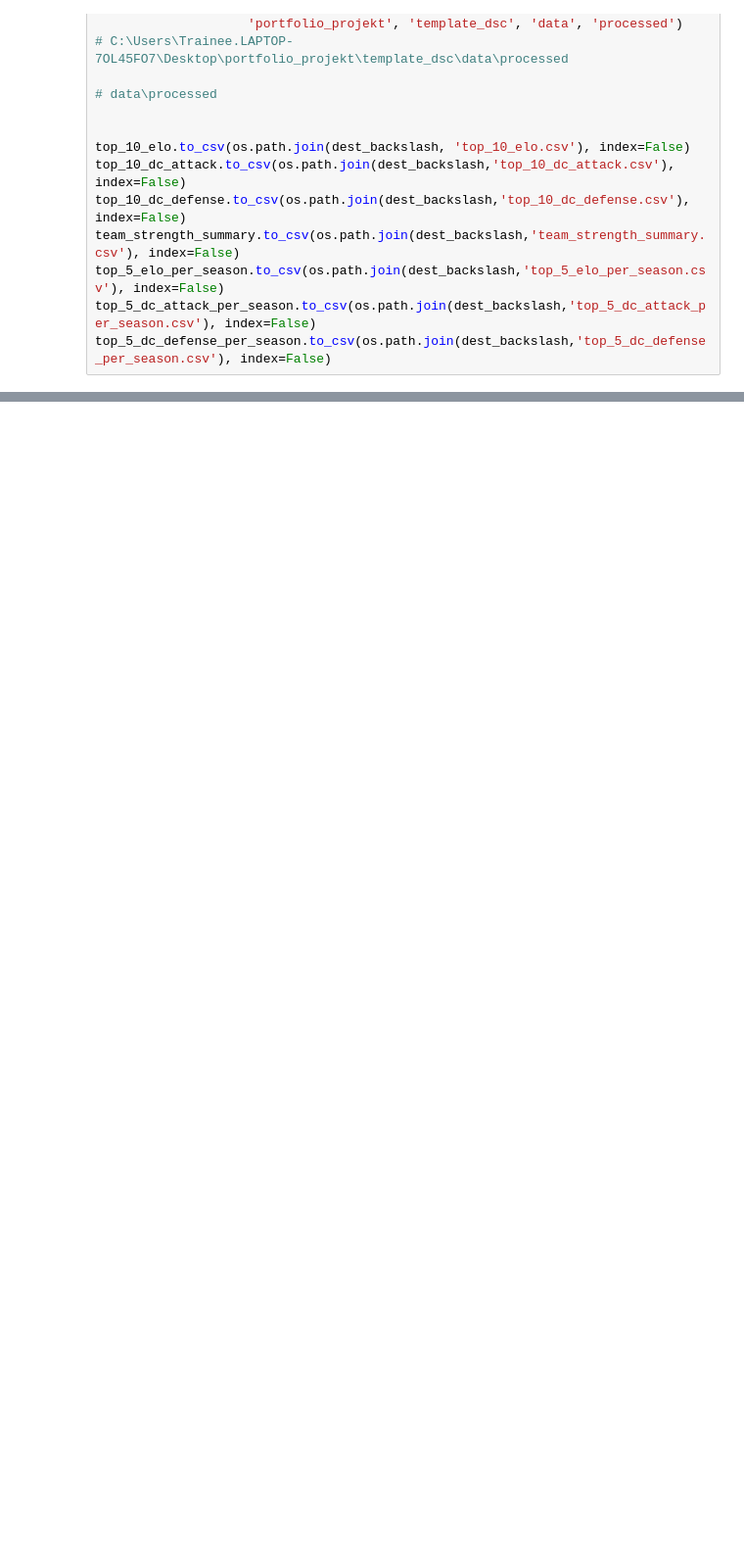
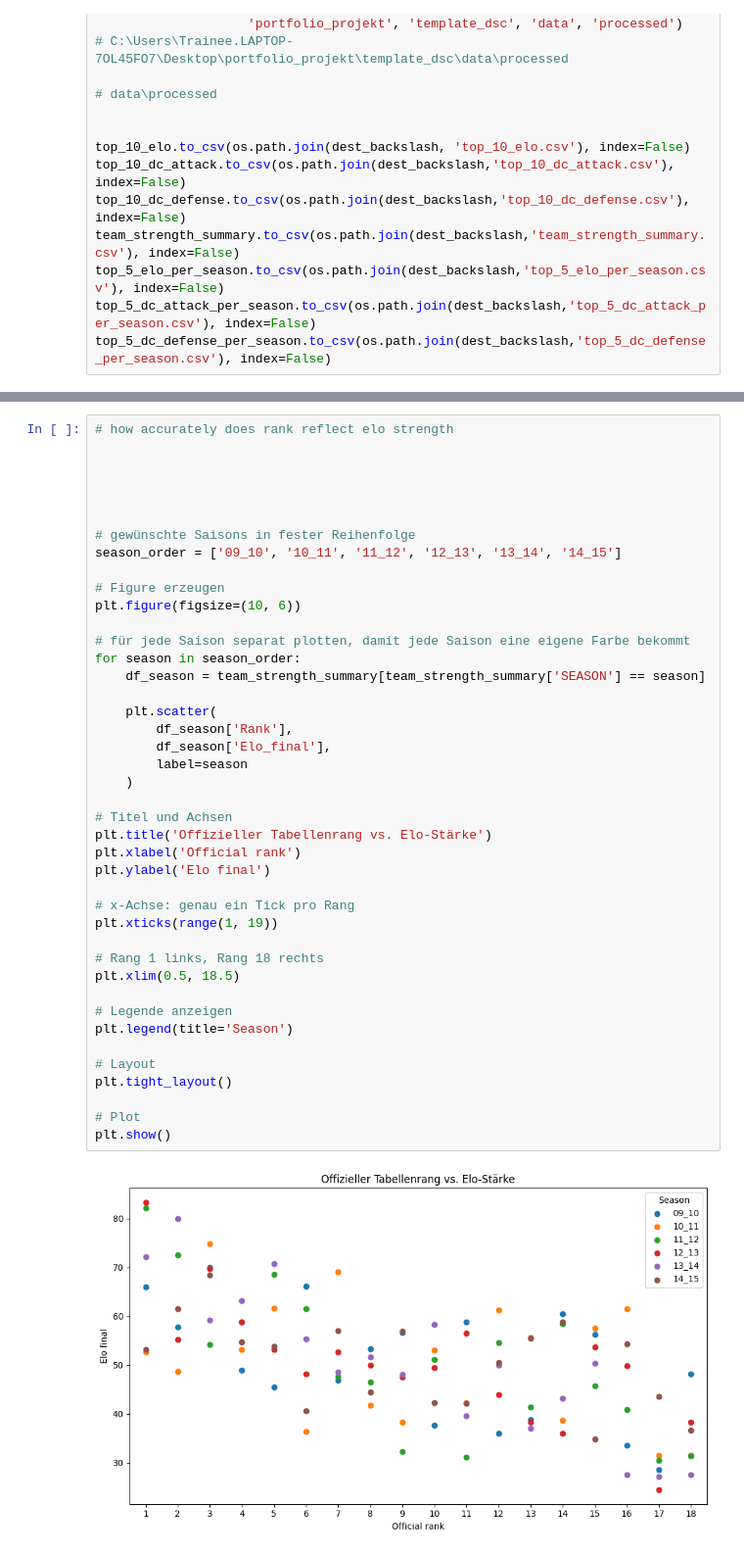
Before and after one commit to Picoalex/template_dsc, a Jupyter notebook: notebooks/02_strength_index.ipynb, the cells around one changed output, grey strips where cells are left out. Shown at 98% size. Saved outputs shown, nothing was run; the diff lists cells and outputs as text; blank space fills up the shorter version.

```diff
--- a/notebooks/02_strength_index.ipynb
+++ b/notebooks/02_strength_index.ipynb
@@ -1430,0 +1560,44 @@ top_5_dc_defense_per_season.to_csv(os.path.join(dest_backslash,'top_5_dc_defense
+# %%
+# how accurately does rank reflect elo strength
+
+
+
+
+
+# gewünschte Saisons in fester Reihenfolge
+season_order = ['09_10', '10_11', '11_12', '12_13', '13_14', '14_15']
+
+# Figure erzeugen
+plt.figure(figsize=(10, 6))
+
+# für jede Saison separat plotten, damit jede Saison eine eigene Farbe bekommt
+for season in season_order:
+    df_season = team_strength_summary[team_strength_summary['SEASON'] == season]
+
+    plt.scatter(
+        df_season['Rank'],
+        df_season['Elo_final'],
+        label=season
+    )
+
+# Titel und Achsen
+plt.title('Offizieller Tabellenrang vs. Elo-Stärke')
+plt.xlabel('Official rank')
+plt.ylabel('Elo final')
+
+# x-Achse: genau ein Tick pro Rang
+plt.xticks(range(1, 19))
+
+# Rang 1 links, Rang 18 rechts
+plt.xlim(0.5, 18.5)
+
+# Legende anzeigen
+plt.legend(title='Season')
+
+# Layout
+plt.tight_layout()
+
+# Plot
+plt.show()
+# %% [output]
+[figure, added]
```
Also changed, not shown: parts of 4 cells of this notebook.
